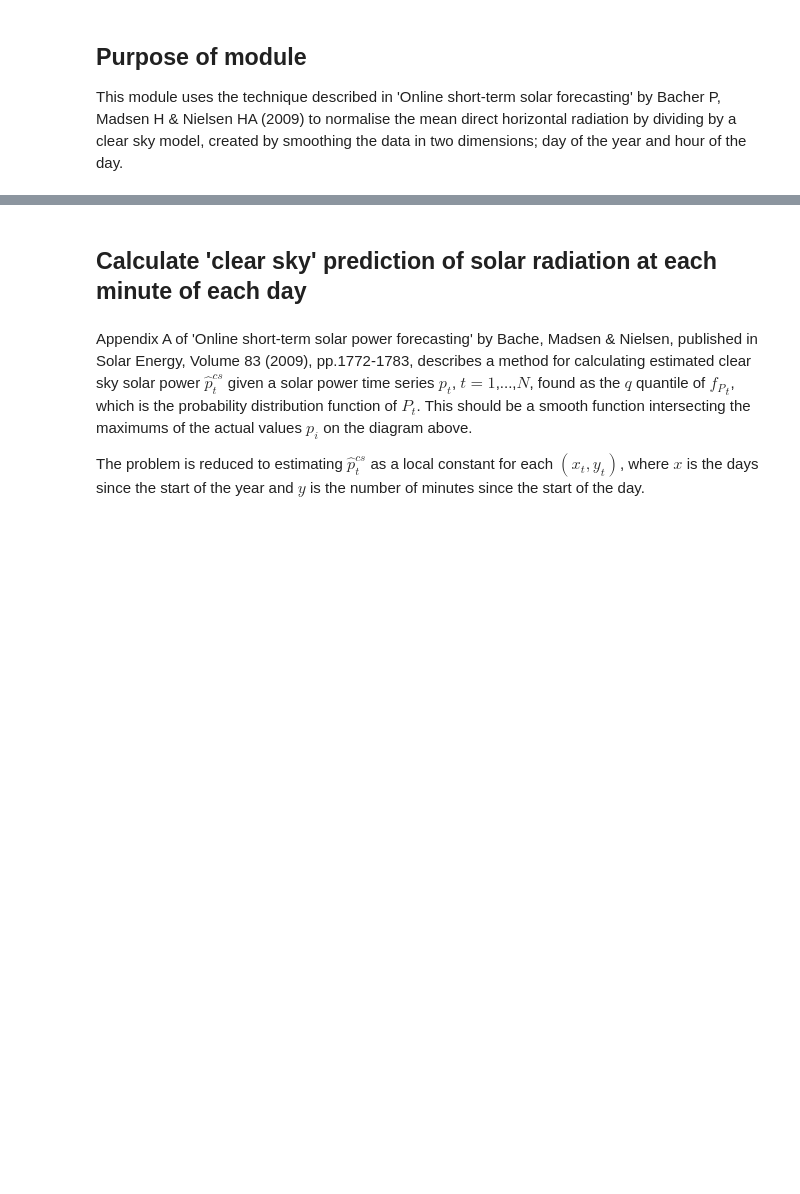
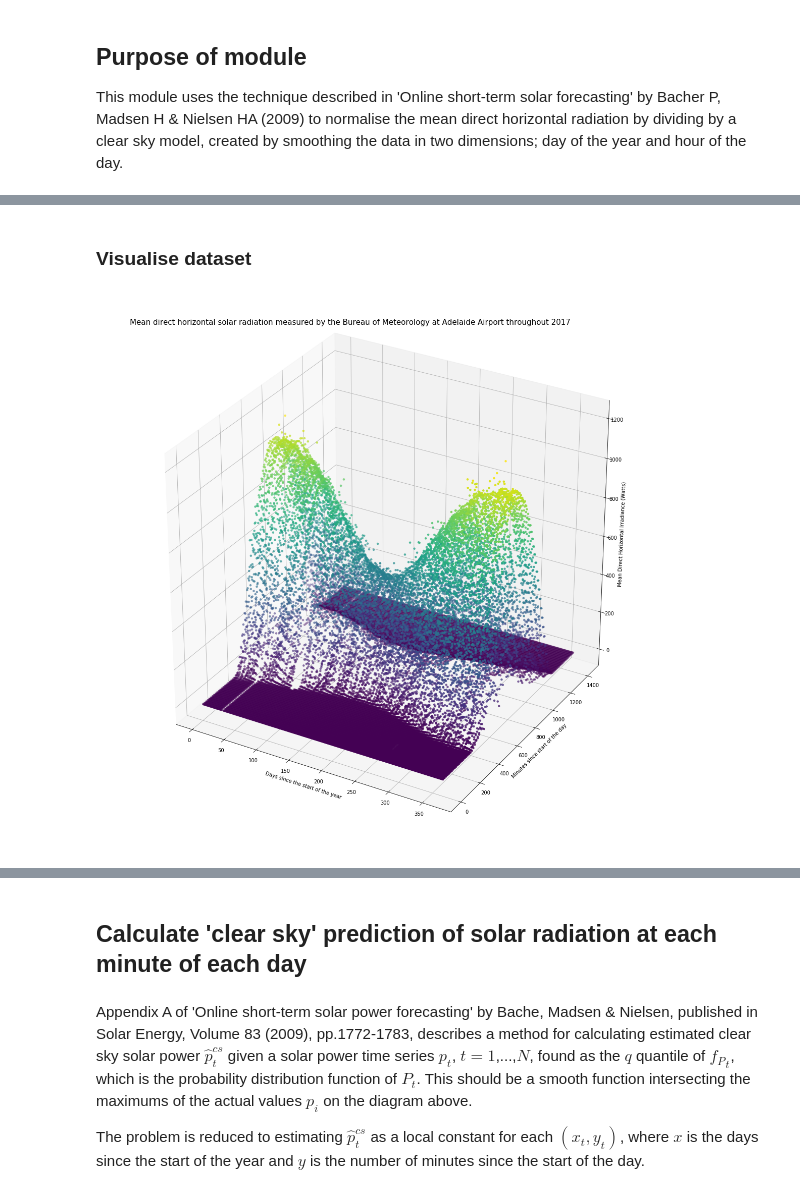
Before and after one commit to MSAmit/Capstone-project, a Jupyter notebook: Normalise_using_clear_sky_model.ipynb, the cells around one changed output, grey strips where cells are left out. Cells and saved outputs as stored; diff of their text form; code cells hidden in the pictures; blank space fills up the shorter version.

```diff
--- a/Normalise_using_clear_sky_model.ipynb
+++ b/Normalise_using_clear_sky_model.ipynb
@@ -198,0 +120,3 @@ winter_solstice = dt.date(2017,6,21)
+# %%
+first_day_of_year = dt.date(2017,1,1)
+PV_15M['day_of_year'] = PV_15M.index.map(lambda x: (x.date() - first_day_of_year).days + 1)
@@ -198,0 +127,11 @@ winter_solstice = dt.date(2017,6,21)
+# %%
+winter_solstice = (6,21) # 21 June
+summer_solstice = (12,22) # 22 December
+# %%
+def summer_solstice_delta(qdate):
+    if qdate < dt.date(qdate.year,*winter_solstice): # Is date in last solar year?
+        return (dt.date(qdate.year-1,*summer_solstice) - qdate).days # If so, return delta from last summer solstice
+    else:
+        return (dt.date(qdate.year,*summer_solstice) - qdate).days # Otherwise return delta from this summer solstice
+
+PV_15M['summer_solstice_delta'] = PV_15M.index.map(lambda x: summer_solstice_delta(x.date()))
@@ -198,0 +140,5 @@ winter_solstice = dt.date(2017,6,21)
+# %%
+def midday_delta(time_of_day):
+    return time_of_day - 12*60-1
+
+PV_15M['midday_delta'] = midday_delta(PV_15M.time_of_day)
@@ -198,0 +167,17 @@ winter_solstice = dt.date(2017,6,21)
+# %% [markdown]
+### Visualise dataset
+# %%
+# Plot distribution of solar output by minute of the day and day of the year
+fig = plt.figure(figsize=(20,20))
+ax = plt.axes(projection='3d')
+ax.scatter(PV_15M.day_of_year, PV_15M.time_of_day, PV_15M.GHI,
+                c=PV_15M.GHI, linewidth=0.005)
+ax.text2D(0.05, 0.95,
+          'Mean direct horizontal solar radiation measured by the Bureau of Meteorology at Adelaide Airport throughout 2017',
+          transform=ax.transAxes, fontsize=15)
+ax.set_xlabel('Days since the start of the year')
+ax.set_ylabel('Minutes since start of the day')
+ax.set_zlabel('Mean Direct Horizontal Irradiance (Watts)')
+plt.show()
+# %% [output]
+[figure, added]
```
Also changed, not shown: parts of 78 cells of this notebook.
